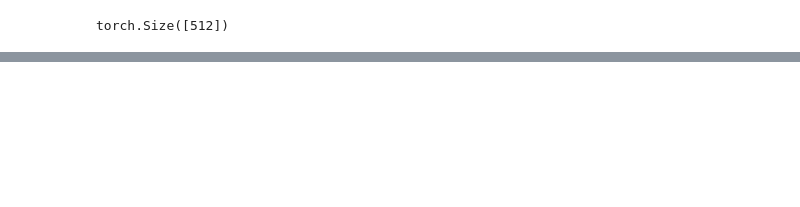
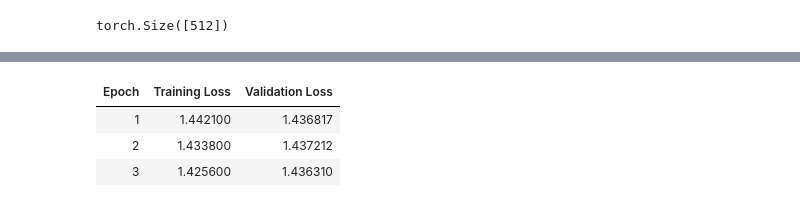
Before and after one commit to LegoCreation/InsDelGLM, a Jupyter notebook: simulated_model.ipynb, the cells around one changed output, grey strips where cells are left out. Cells and saved outputs as stored; diff of their text form; code cells hidden in the pictures; blank space fills up the shorter version.

```diff
--- a/simulated_model.ipynb
+++ b/simulated_model.ipynb
@@ -112,0 +68,76 @@ tensor([[-0.8273, -0.7603, -0.8320,  ...,  0.5750,  5.4366,  0.4604],
+# %%
+# Custom DataCollator that extends transformers' DataCollatorForLanguageModeling
+from transformers import DataCollatorForLanguageModeling
+import torch
+import random
+
+class CustomDataCollatorForMLM(DataCollatorForLanguageModeling):
+    def torch_mask_tokens(self, inputs, special_tokens_mask=None, **kwargs):
+        """
+        Override the masking method to use our custom mask_sequence logic.
+        """
+        labels = inputs.clone()
+        # We sample a few tokens in each sequence for MLM training
+        probability_matrix = torch.full(labels.shape, self.mlm_probability)
+
+        if special_tokens_mask is None:
+            special_tokens_mask = [
+                self.tokenizer.get_special_tokens_mask(val, already_has_special_tokens=True)
+                for val in labels.tolist()
+            ]
+            special_tokens_mask = torch.tensor(special_tokens_mask, dtype=torch.bool)
+        else:
+            special_tokens_mask = special_tokens_mask.bool()
+
+        probability_matrix.masked_fill_(special_tokens_mask, value=0.0)
+        masked_indices = torch.bernoulli(probability_matrix).bool()
+        labels[~masked_indices] = -100  # We only compute loss on masked tokens
+
+        # Apply our custom masking logic (80/10/10 rule)
+        for i in range(inputs.shape[0]):  # For each sequence in batch
+            for j in range(inputs.shape[1]):  # For each token in sequence
+                if masked_indices[i, j]:
+                    prob = random.random()
+                    if prob < 0.8:  # 80% of time: replace with [MASK]
+                        inputs[i, j] = self.tokenizer.mask_token_id
+                    elif prob < 0.9:  # 10% of time: replace with random DNA token
+                        # Random DNA token (A, T, C, G are tokens 0, 1, 2, 3)
+                        inputs[i, j] = random.choice([0, 1, 2, 3])
+                    # 10% of time: keep original (no change needed)
+
+        return inputs, labels
+
+# Create the custom data collator
+custom_data_collator = CustomDataCollatorForMLM(
+    tokenizer=tokenizer,
+    mlm=True,
+    mlm_probability=0.15
+)
+
+# Training with validation every epoch
+from transformers import Trainer, TrainingArguments
+
+training_args = TrainingArguments(
+    output_dir="./checkpoints",
+    num_train_epochs=3,
+    per_device_train_batch_size=16,
+    per_device_eval_batch_size=16,
+    logging_steps=5,
+    eval_strategy="epoch",
+    save_strategy="epoch",
+    load_best_model_at_end=True,
+    metric_for_best_model="eval_loss",
+    learning_rate=1e-4,
+    report_to=None
+)
+
+trainer = Trainer(
+    model=model,
+    args=training_args,
+    train_dataset=train_dataset,
+    eval_dataset=eval_dataset,
+    data_collator=custom_data_collator
+)
+
+trainer.train()
+# %% [output]
@@ -112,0 +145,4 @@ tensor([[-0.8273, -0.7603, -0.8320,  ...,  0.5750,  5.4366,  0.4604],
+| Epoch | Training Loss | Validation Loss |
+| 1 | 1.442100 | 1.436817 |
+| 2 | 1.433800 | 1.437212 |
+| 3 | 1.425600 | 1.436310 |
```
Also changed, not shown: parts of 7 cells of this notebook, 3 other files.
